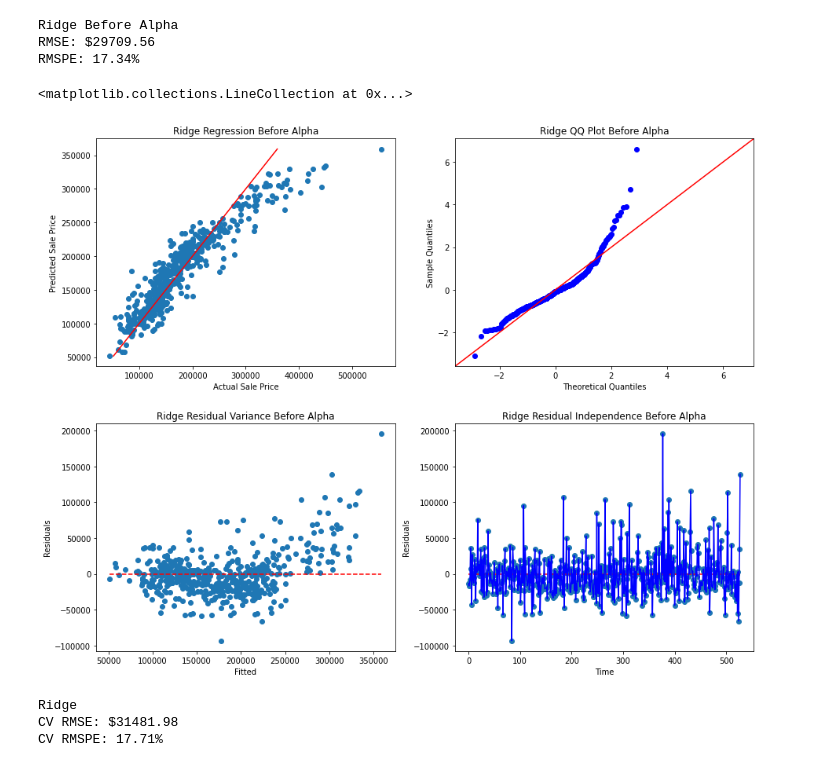
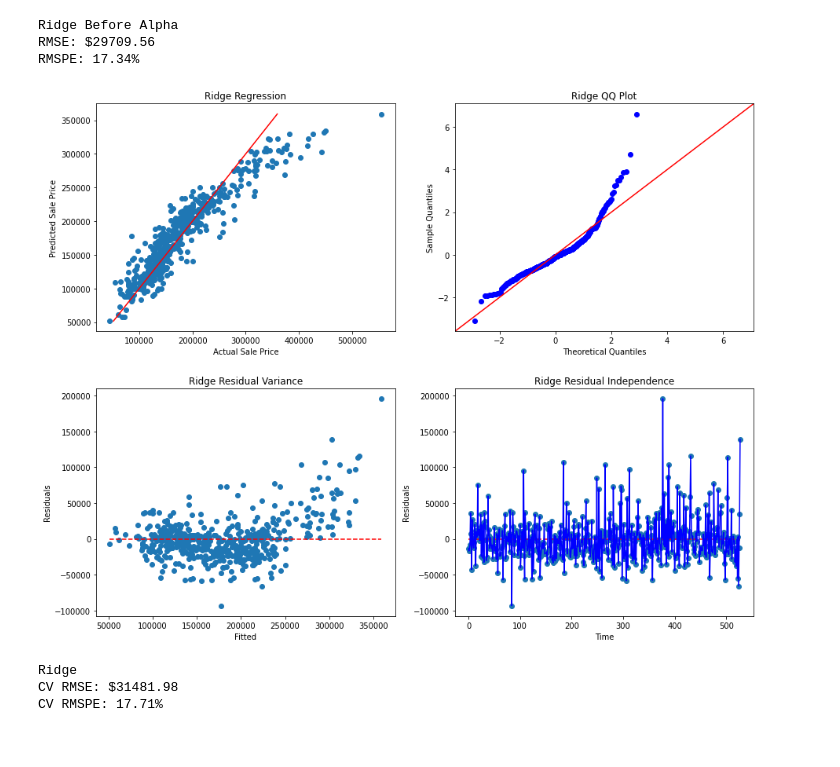
Before and after one commit to cfcastillo/DS-6-Notebooks, a Jupyter notebook: Project_2_Notebook_cfc.ipynb, the cells around one changed output. Saved outputs shown, nothing was run; the diff lists cells and outputs as text; code cells hidden in the pictures.

Commit message:
Project 2 Final refactor - create plotting function

```diff
--- a/Project_2_Notebook_cfc.ipynb
+++ b/Project_2_Notebook_cfc.ipynb
@@ -77,6 +77,39 @@ def print_model_results(y_test, y_pred, label, before=True):
   print(f"RMSE: ${rmse}")
   rmspe = get_rmspe(y_test, y_pred)
   print(f"RMSPE: {rmspe}%")
+
+# Plot results for specified model
+def plot_model_results(y_test, y_pred, title):
+  # https://matplotlib.org/devdocs/gallery/subplots_axes_and_figures/subplots_demo.html
+  fig, axs = plt.subplots(2,2, figsize = (15,12))
+  plt.subplots_adjust(hspace=.25)
+
+  # Scatter plot showing model performance
+  axs[0,0].plot([min(y_pred), max(y_pred)],[min(y_pred), max(y_pred)], c='red')
+  axs[0,0].scatter(y_test, y_pred)
+  axs[0,0].set_xlabel('Actual Sale Price')
+  axs[0,0].set_ylabel('Predicted Sale Price')
+  axs[0,0].set_title(f'{title} Regression')
+
+  # QQ plot showing residual normalization
+  residual = y_test - y_pred
+  sm.qqplot(residual, fit=True, line="45", ax=axs[0,1])
+  axs[0,1].set_title(f'{title} QQ Plot')
+
+  # Scatter showing residual variance
+  axs[1,0].scatter(y_pred, residual)
+  axs[1,0].set_xlabel("Fitted")
+  axs[1,0].set_ylabel("Residuals")
+  axs[1,0].set_title(f'{title} Residual Variance')
+  axs[1,0].hlines(0, min(y_pred), max(y_pred), colors = 'red', linestyles = 'dashed')
+
+  # Scatter plot showing residual independence
+  axs[1,1].scatter(range(len(residual)), residual)
+  axs[1,1].plot(range(len(residual)), residual, 'b')
+  axs[1,1].set_xlabel("Time")
+  axs[1,1].set_ylabel("Residuals")
+  axs[1,1].set_title(f'{title} Residual Independence')
+  axs[1,1].hlines(0, min(range(len(residual))), max(range(len(residual))), colors = 'red', linestyles = 'dashed')
 # %% [markdown]
 # Data Collection
 
@@ -748,36 +755,11 @@ print_model_results(y_test, y_pred_rr_b, label_rr)
 Ridge Before Alpha
 RMSE: $29709.56
 RMSPE: 17.34%
-# %%
-# Visualize results
-fig, axs = plt.subplots(2,2, figsize = (15,12))
-plt.subplots_adjust(hspace=.25)
-
-axs[0,0].plot([min(y_pred_rr_b), max(y_pred_rr_b)],[min(y_pred_rr_b), max(y_pred_rr_b)], c='red')
-axs[0,0].scatter(y_test, y_pred_rr_b)
-axs[0,0].set_xlabel('Actual Sale Price')
-axs[0,0].set_ylabel('Predicted Sale Price')
-axs[0,0].set_title(f'{label_rr} Regression Before Alpha')
-
-res_rr = y_test - y_pred_rr_b
-sm.qqplot(res_rr, fit=True, line="45", ax=axs[0,1])
-axs[0,1].set_title(f'{label_rr} QQ Plot Before Alpha')
-
-axs[1,0].scatter(y_pred_rr_b, res_rr)
-axs[1,0].set_xlabel("Fitted")
-axs[1,0].set_ylabel("Residuals")
-axs[1,0].set_title(f'{label_rr} Residual Variance Before Alpha')
-axs[1,0].hlines(0, min(y_pred_rr_b), max(y_pred_rr_b), colors = 'red', linestyles = 'dashed')
-
-axs[1,1].scatter(range(len(res_rr)), res_rr)
-axs[1,1].plot(range(len(res_rr)), res_rr, 'b')
-axs[1,1].set_xlabel("Time")
-axs[1,1].set_ylabel("Residuals")
-axs[1,1].set_title(f'{label_rr} Residual Independence Before Alpha')
-axs[1,1].hlines(0, min(range(len(res_rr))), max(range(len(res_rr))), colors = 'red', linestyles = 'dashed')
-# %% [output]
-<matplotlib.collections.LineCollection at 0x...>
-[figure, removed]
+# %%
+# Visualize results
+plot_model_results(y_test, y_pred_rr_b, label_rr)
+# %% [output]
+[figure, added]
 # %%
 # Specify values of alpha we want to try
 alph = [1e-15, 1e-10, 1e-8, 1e-4, 1e-3, 1e-2, 1e-1, 1, 2, 3, 4, 5, 10, 20, 30, 50]
```
Also changed, not shown: parts of 9 cells of this notebook.
